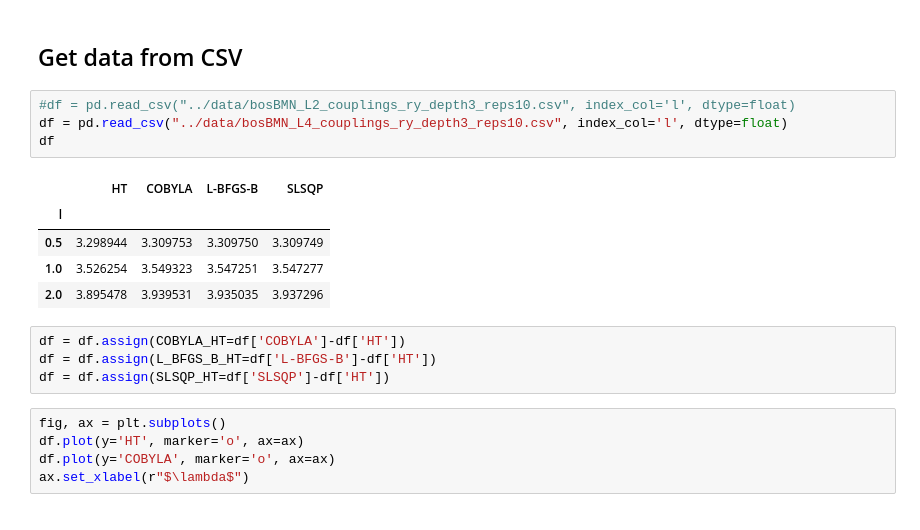
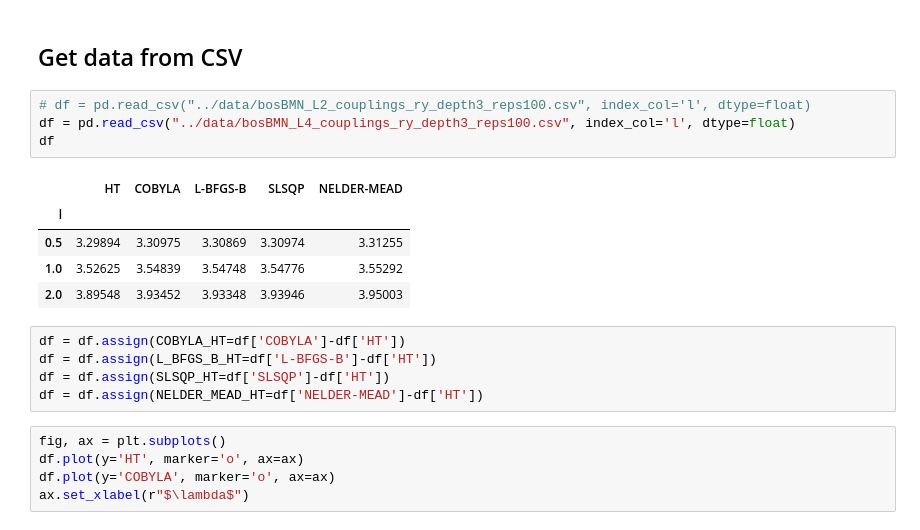
Before and after one commit to erinaldi/bmn2-qiskit, a Jupyter notebook: notebooks/00_figures.ipynb, the cells around one changed output. Drawn from its saved outputs; the diff is of its cells as text.

```diff
--- a/notebooks/00_figures.ipynb
+++ b/notebooks/00_figures.ipynb
@@ -470,19 +467,20 @@ plt.savefig(f"{filename}.svg")
 # %% [markdown]
 ## Get data from CSV
 # %%
-#df = pd.read_csv("../data/bosBMN_L2_couplings_ry_depth3_reps10.csv", index_col='l', dtype=float)
-df = pd.read_csv("../data/bosBMN_L4_couplings_ry_depth3_reps10.csv", index_col='l', dtype=float)
+# df = pd.read_csv("../data/bosBMN_L2_couplings_ry_depth3_reps100.csv", index_col='l', dtype=float)
+df = pd.read_csv("../data/bosBMN_L4_couplings_ry_depth3_reps100.csv", index_col='l', dtype=float)
 df
 # %% [output]
-|  | HT | COBYLA | L-BFGS-B | SLSQP |
-| l |  |  |  |  |
-| 0.5 | 3.298944 | 3.309753 | 3.309750 | 3.309749 |
-| 1.0 | 3.526254 | 3.549323 | 3.547251 | 3.547277 |
-| 2.0 | 3.895478 | 3.939531 | 3.935035 | 3.937296 |
+|  | HT | COBYLA | L-BFGS-B | SLSQP | NELDER-MEAD |
+| l |  |  |  |  |  |
+| 0.5 | 3.29894 | 3.30975 | 3.30869 | 3.30974 | 3.31255 |
+| 1.0 | 3.52625 | 3.54839 | 3.54748 | 3.54776 | 3.55292 |
+| 2.0 | 3.89548 | 3.93452 | 3.93348 | 3.93946 | 3.95003 |
 # %%
 df = df.assign(COBYLA_HT=df['COBYLA']-df['HT'])
 df = df.assign(L_BFGS_B_HT=df['L-BFGS-B']-df['HT'])
 df = df.assign(SLSQP_HT=df['SLSQP']-df['HT'])
+df = df.assign(NELDER_MEAD_HT=df['NELDER-MEAD']-df['HT'])
 # %%
 fig, ax = plt.subplots()
 df.plot(y='HT', marker='o', ax=ax)
```
Also changed, not shown: parts of 5 cells of this notebook, 14 other files.
